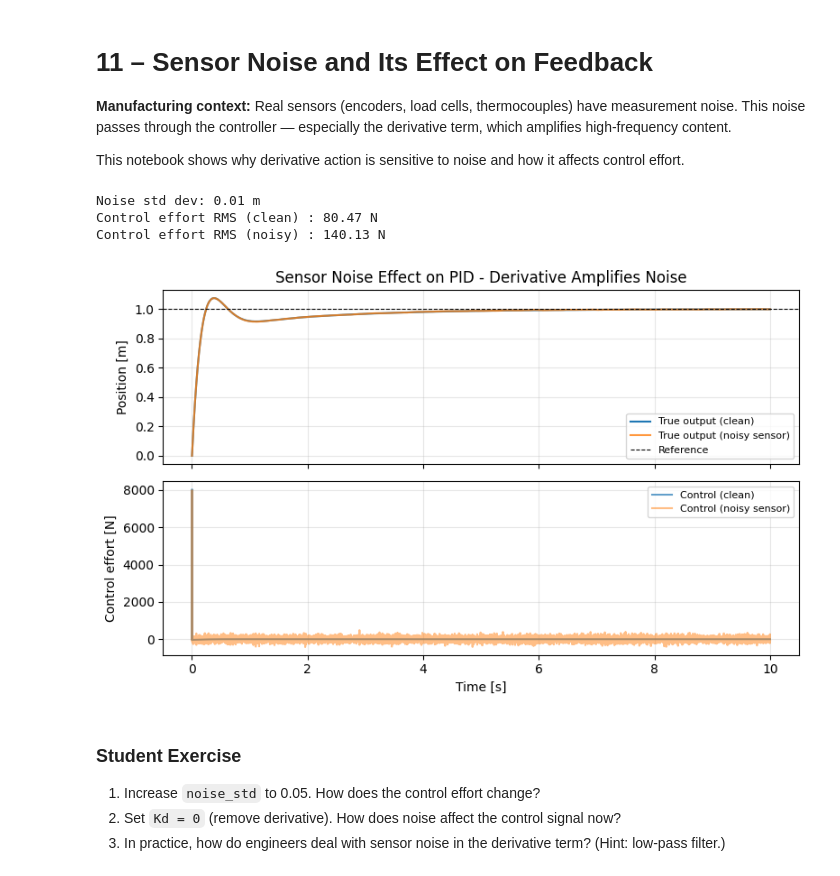
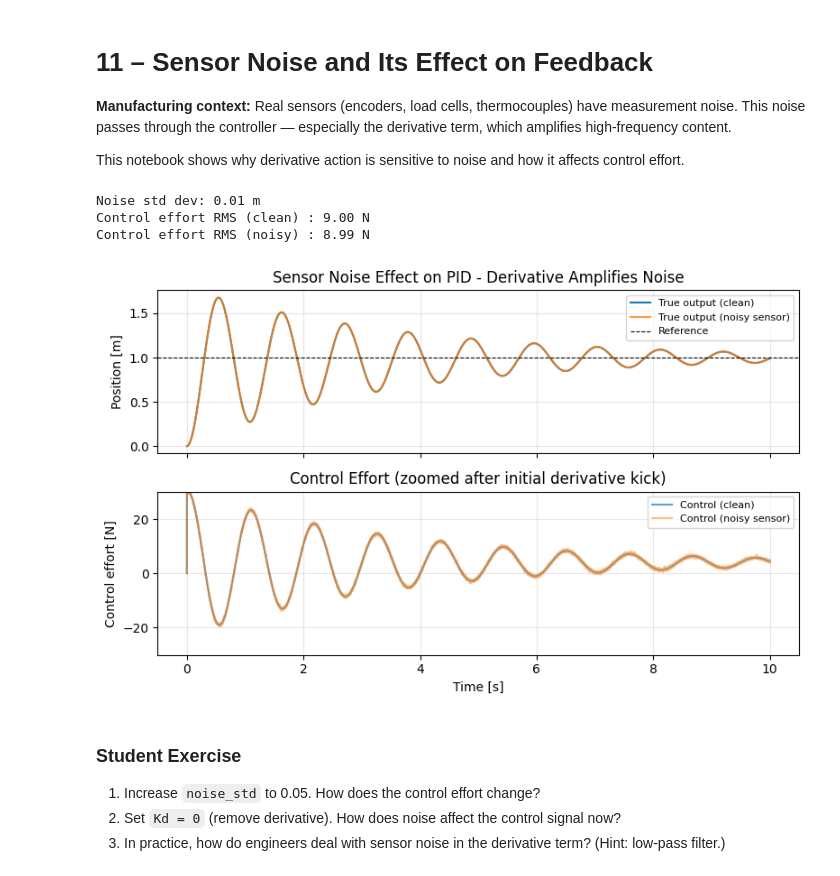
Before and after one commit to swesct/Control-Simulation-Demo, a Jupyter notebook: Exercise_03_Digital_Control/11_sensor_noise.ipynb, the cells around one changed output. Saved outputs shown, nothing was run; the diff lists cells and outputs as text; code cells hidden in the pictures.

```diff
--- a/Exercise_03_Digital_Control/11_sensor_noise.ipynb
+++ b/Exercise_03_Digital_Control/11_sensor_noise.ipynb
@@ -18,7 +18,7 @@ dt = 0.001
 
 Kp = 30.0
 Ki = 15.0
-Kd = 8.0
+Kd = 0.0
 
 noise_std = 0.01   # Measurement noise standard deviation [m]
 seed = 42          # Random seed for reproducibility
@@ -65,30 +65,35 @@ print(f"Control effort RMS (clean) : {np.sqrt(np.mean(u_clean**2)):.2f} N")
 print(f"Control effort RMS (noisy) : {np.sqrt(np.mean(u_noisy**2)):.2f} N")
 # %% [output]
 Noise std dev: 0.01 m
-Control effort RMS (clean) : 80.47 N
-Control effort RMS (noisy) : 140.13 N
+Control effort RMS (clean) : 9.00 N
+Control effort RMS (noisy) : 8.99 N
 # %%
 fig, axes = plt.subplots(2, 1, figsize=(8, 5), sharex=True)
 
 axes[0].plot(t, x_clean, label="True output (clean)")
 axes[0].plot(t, x_noisy, label="True output (noisy sensor)", alpha=0.8)
 axes[0].axhline(ref, color="k", linestyle="--", linewidth=0.8, label="Reference")
 axes[0].set_ylabel("Position [m]")
 axes[0].set_title("Sensor Noise Effect on PID - Derivative Amplifies Noise")
 axes[0].legend(fontsize=8)
 axes[0].grid(True, alpha=0.3)
 
+plot_mask = t >= 0.1  # Ignore the initial derivative kick when setting plot scale
+plot_limit = 1.1 * max(np.max(np.abs(u_clean[plot_mask])), np.max(np.abs(u_noisy[plot_mask])))
+
 axes[1].plot(t, u_clean, label="Control (clean)", alpha=0.7)
 axes[1].plot(t, u_noisy, label="Control (noisy sensor)", alpha=0.5)
+axes[1].set_ylim(-plot_limit, plot_limit)
 axes[1].set_ylabel("Control effort [N]")
+axes[1].set_title("Control Effort (zoomed after initial derivative kick)")
 axes[1].set_xlabel("Time [s]")
 axes[1].legend(fontsize=8)
 axes[1].grid(True, alpha=0.3)
 
 fig.tight_layout()
 plt.show()
 # %% [output]
-[figure, old version]
+[figure, new version]
 # %% [markdown]
 ### Student Exercise
 
```
Also changed, not shown: 3 other files.
